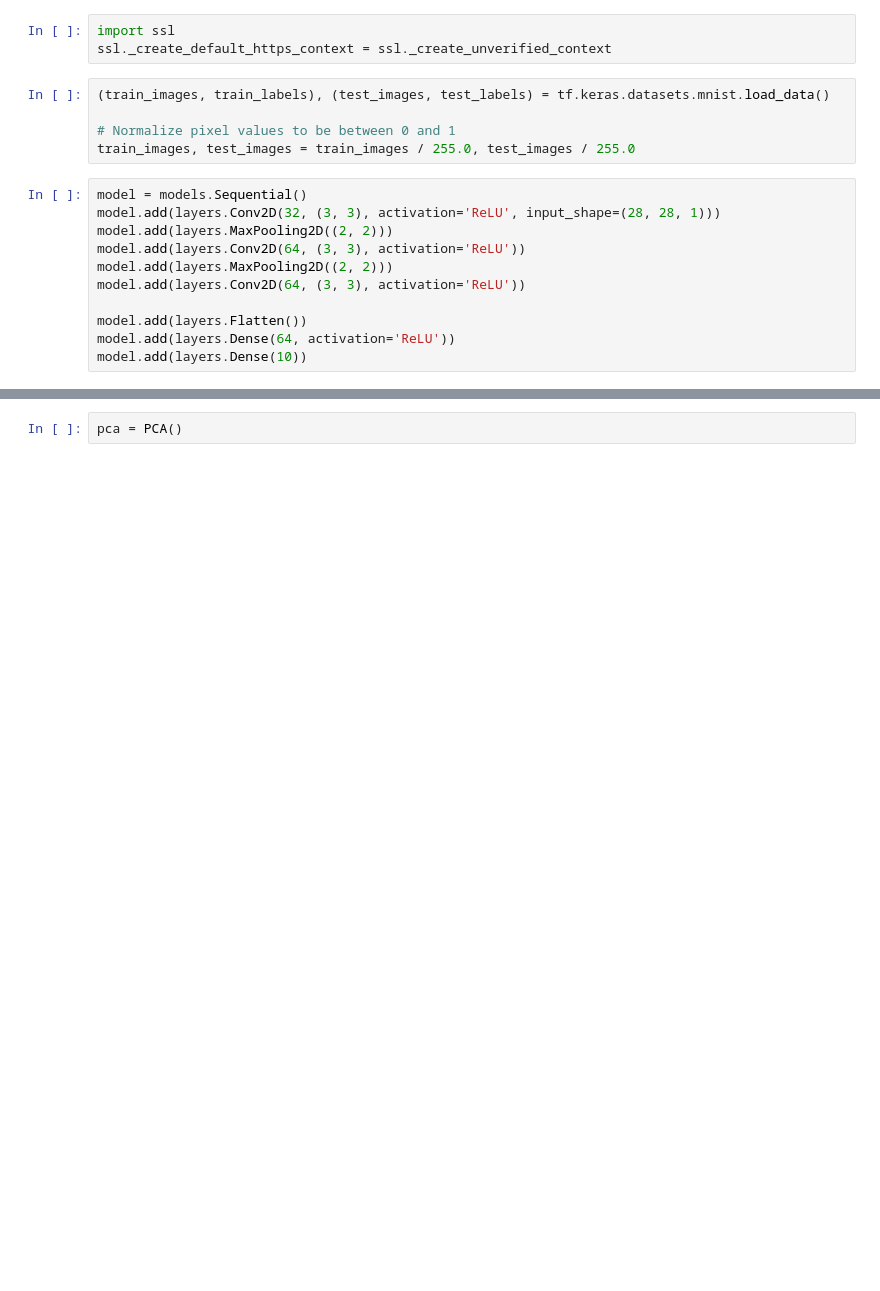
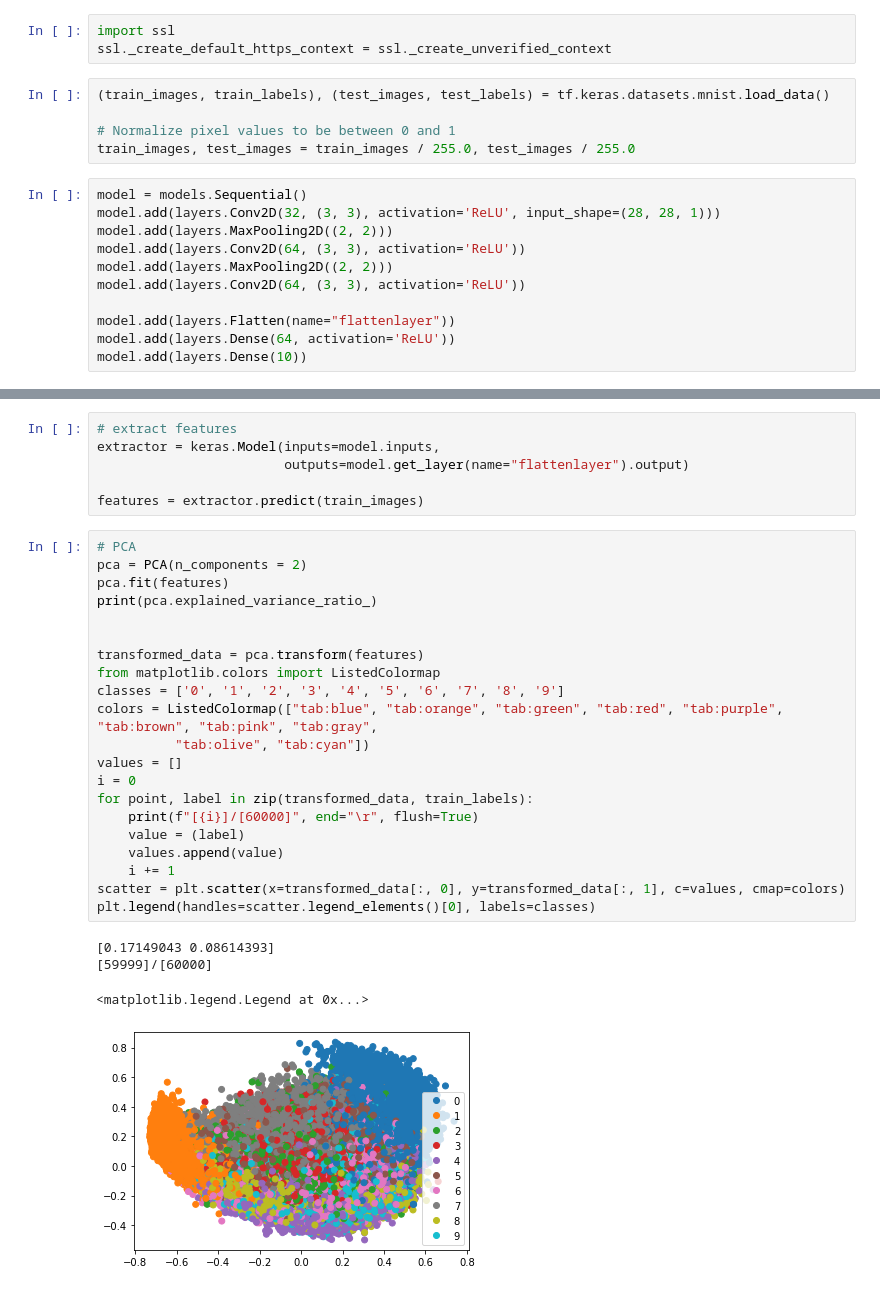
Before and after one commit to emmeth99/D7047E, a Jupyter notebook: Exercise3/Exercise3.ipynb, the cells around one changed output, grey strips where cells are left out. Saved outputs shown, nothing was run; the diff lists cells and outputs as text; blank space fills up the shorter version.

```diff
--- a/Exercise3/Exercise3.ipynb
+++ b/Exercise3/Exercise3.ipynb
@@ -24,7 +26,7 @@ model.add(layers.Conv2D(64, (3, 3), activation='ReLU'))
 model.add(layers.MaxPooling2D((2, 2)))
 model.add(layers.Conv2D(64, (3, 3), activation='ReLU'))
 
-model.add(layers.Flatten())
+model.add(layers.Flatten(name="flattenlayer"))
 model.add(layers.Dense(64, activation='ReLU'))
 model.add(layers.Dense(10))
 # %%
@@ -43,2 +47,32 @@ history = model.fit(train_images, train_labels, epochs=n_epochs,
-# %%
-pca = PCA()
+# %%
+# extract features
+extractor = keras.Model(inputs=model.inputs,
+                        outputs=model.get_layer(name="flattenlayer").output)
+
+features = extractor.predict(train_images)
+# %%
+# PCA
+pca = PCA(n_components = 2)
+pca.fit(features)
+print(pca.explained_variance_ratio_)
+
+
+transformed_data = pca.transform(features)
+from matplotlib.colors import ListedColormap
+classes = ['0', '1', '2', '3', '4', '5', '6', '7', '8', '9']
+colors = ListedColormap(["tab:blue", "tab:orange", "tab:green", "tab:red", "tab:purple", "tab:brown", "tab:pink", "tab:gray",
+          "tab:olive", "tab:cyan"])
+values = []
+i = 0
+for point, label in zip(transformed_data, train_labels):
+    print(f"[{i}]/[60000]", end="\r", flush=True)
+    value = (label)
+    values.append(value)
+    i += 1
+scatter = plt.scatter(x=transformed_data[:, 0], y=transformed_data[:, 1], c=values, cmap=colors)
+plt.legend(handles=scatter.legend_elements()[0], labels=classes)
+# %% [output]
+[0.17149043 0.08614393]
+[59999]/[60000]
+<matplotlib.legend.Legend at 0x...>
+[figure, added]
```
Also changed, not shown: parts of 2 cells of this notebook.
